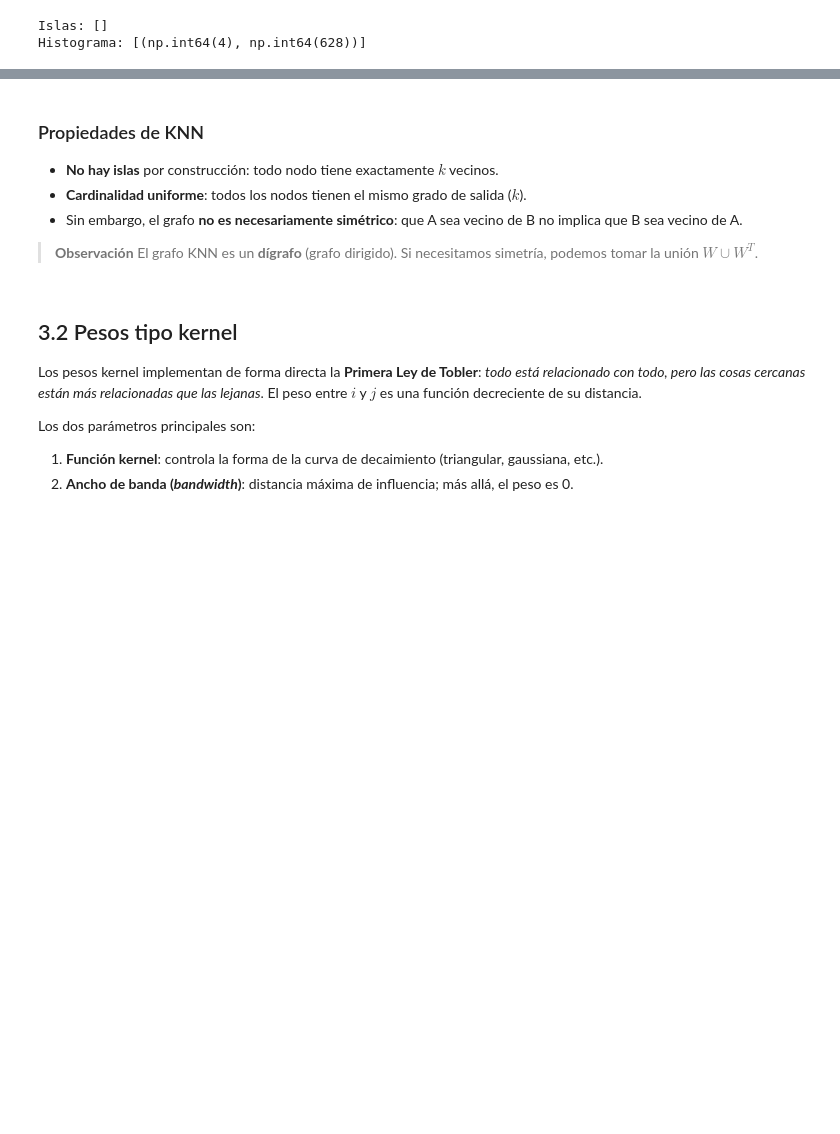
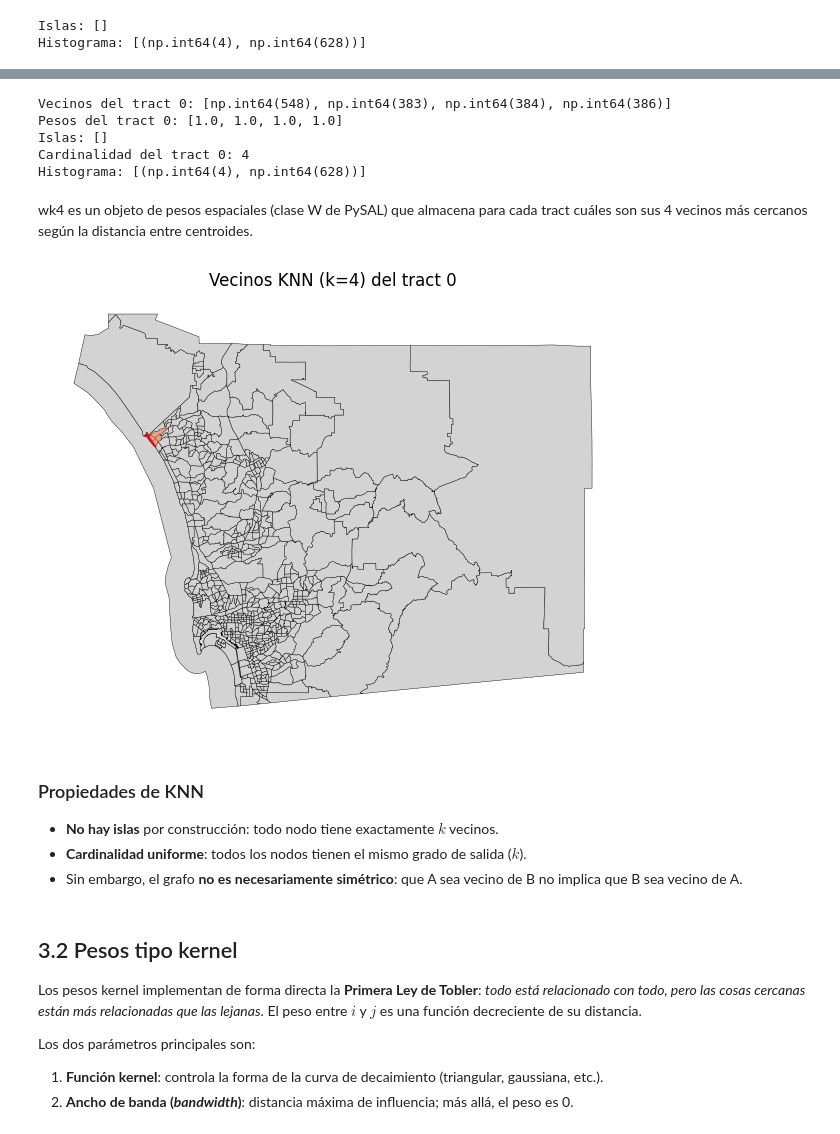
Before and after one commit to daniopitz/geodata, a Jupyter notebook: 02_pesos_espaciales.ipynb, the cells around one changed output, grey strips where cells are left out. Saved outputs shown, nothing was run; the diff lists cells and outputs as text; code cells hidden in the pictures; blank space fills up the shorter version.

Commit message:
clase 02

```diff
--- a/02_pesos_espaciales.ipynb
+++ b/02_pesos_espaciales.ipynb
@@ -431,11 +539,53 @@ Eso dice: 628 observaciones tienen exactamente 4 vecinos.
+# %%
+# 4 vecinos más cercanos al tract 0
+print(f"Vecinos del tract 0: {wk4.neighbors[0]}")
+# Vecinos del tract 0: [548, 383, 384, 386]
+
+# Pesos de los vecinos del tract 0 (siempre 1 con KNN)
+print(f"Pesos del tract 0: {wk4.weights[0]}")
+# Pesos del tract 0: [1.0, 1.0, 1.0, 1.0]
+
+# ¿Hay "islas" (tracts sin vecinos)?
+print(f"Islas: {wk4.islands}")
+# Islas: []  → ningún tract quedó aislado
+
+# Cardinalidad
+print(f"Cardinalidad del tract 0: {wk4.cardinalities[0]}")
+# Cardinalidad del tract 0: 4
+
+# Histograma de cardinalidades
+print(f"Histograma: {wk4.histogram}")
+# Histograma: [(4, 628)]  → los 628 tracts tienen exactamente 4 vecinos
+# %% [output]
+Vecinos del tract 0: [np.int64(548), np.int64(383), np.int64(384), np.int64(386)]
+Pesos del tract 0: [1.0, 1.0, 1.0, 1.0]
+Islas: []
+Cardinalidad del tract 0: 4
+Histograma: [(np.int64(4), np.int64(628))]
+# %% [markdown]
+wk4 es un objeto de pesos espaciales (clase W de PySAL) que almacena para cada tract cuáles son sus 4 vecinos más cercanos según la distancia entre centroides.
+# %%
+fig, ax = plt.subplots(1, 1, figsize=(6, 6))
+
+idx = 0  # tract de referencia
+neighbors = list(wk4.neighbors[idx])
+
+san_diego_tracts.plot(facecolor="lightgrey", edgecolor="k", linewidth=0.3, ax=ax)
+san_diego_tracts.iloc[[idx]].plot(facecolor="red", ax=ax)
+san_diego_tracts.iloc[neighbors].plot(facecolor="coral", alpha=0.6, ax=ax)
+ax.set_axis_off()
+ax.set_title(f"Vecinos KNN (k=4) del tract {idx}")
+
+plt.tight_layout()
+plt.show()
+# %% [output]
+[figure, added]
 # %% [markdown]
 ### Propiedades de KNN
 
 - **No hay islas** por construcción: todo nodo tiene exactamente $k$ vecinos.
 - **Cardinalidad uniforme**: todos los nodos tienen el mismo grado de salida ($k$).
 - Sin embargo, el grafo **no es necesariamente simétrico**: que A sea vecino de B no implica que B sea vecino de A.
-
-> **Observación** El grafo KNN es un **dígrafo** (grafo dirigido). Si necesitamos simetría, podemos tomar la unión $W \cup W^T$.
 # %% [markdown]
 ## 3.2 Pesos tipo kernel
 
```
Also changed, not shown: parts of 17 cells of this notebook.
